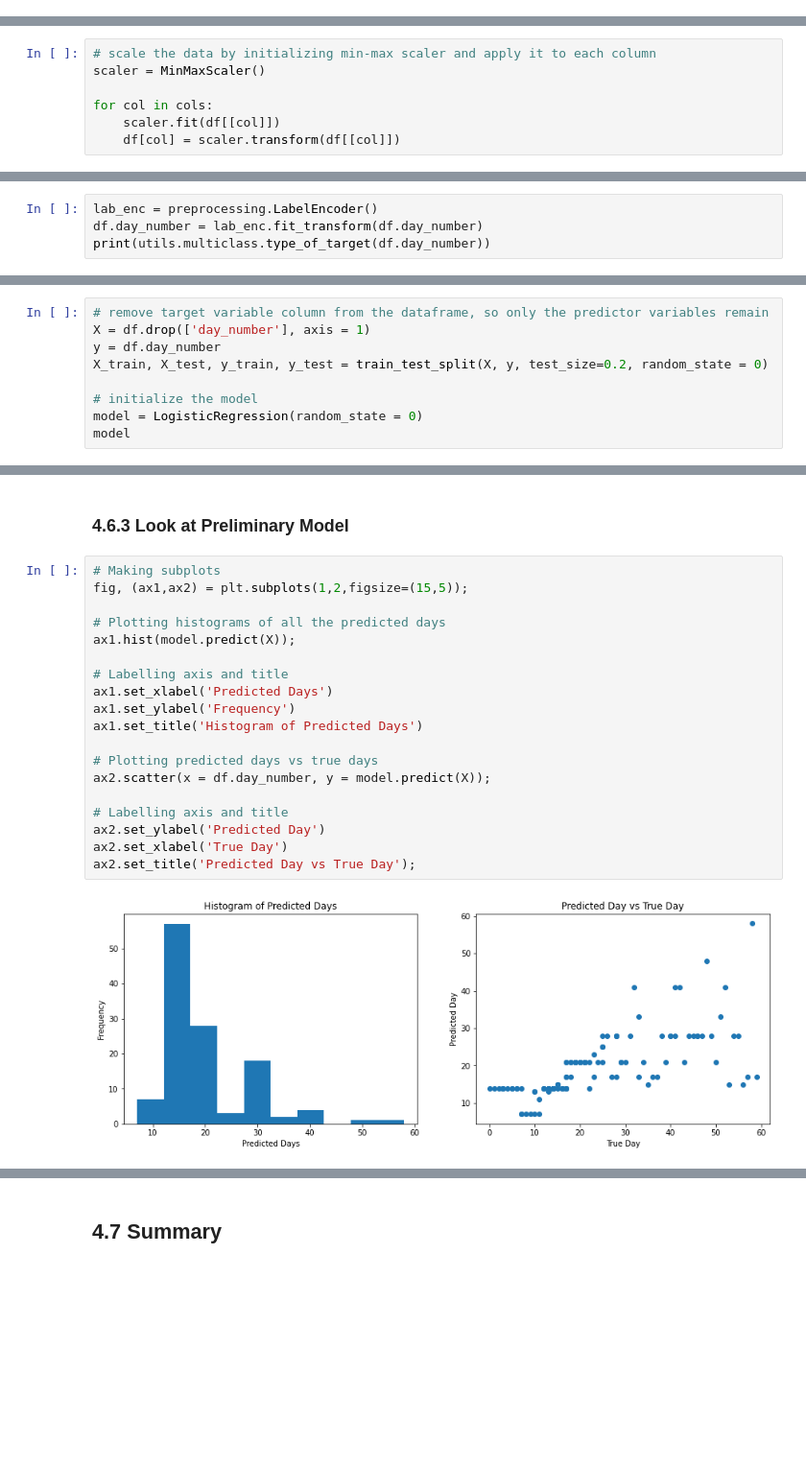
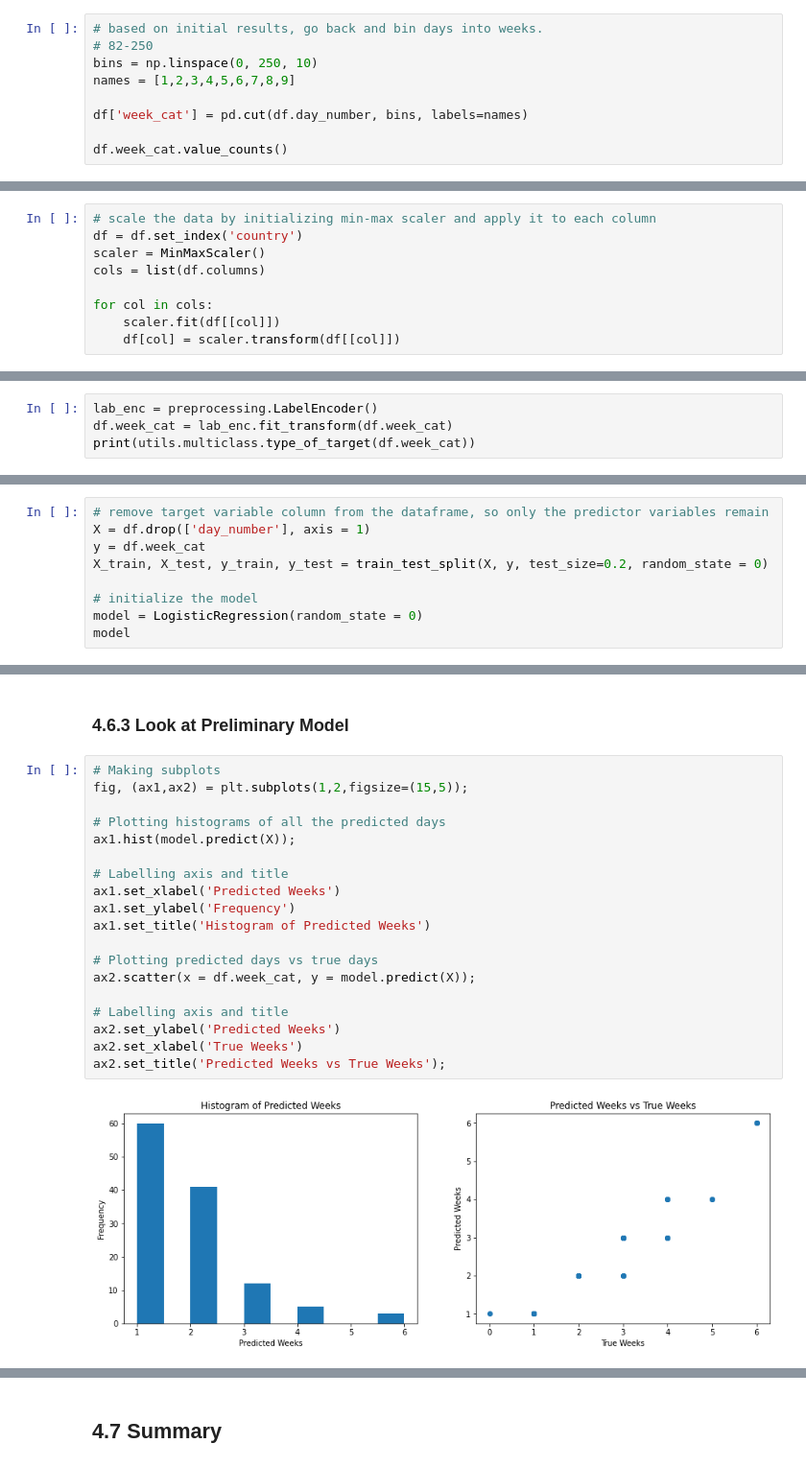
Before and after one commit to grykah/SBwork, a Jupyter notebook: Capstone2/AnalysisCode/Feature Engineering/Capstone2_PreprocessingandTrainingData.ipynb, the cells around one changed output, grey strips where cells are left out. Shown: that part at 96% size. Drawn from its saved outputs; the diff is of its cells as text; blank space fills up the shorter version.

```diff
--- a/Capstone2/AnalysisCode/Feature Engineering/Capstone2_PreprocessingandTrainingData.ipynb
+++ b/Capstone2/AnalysisCode/Feature Engineering/Capstone2_PreprocessingandTrainingData.ipynb
@@ -78,3 +78,12 @@ memory usage: 25.6+ KB
 ### 4.5.1 Scaling<a id='4.5.1_Scaling'></a>
 
 In the previous workbook, we performed scaling in order to complete PCA analysis.  Due to the number of outliers in some of the data, we may want to revist this and consider removing outliers prior to re-scaling.
+# %%
+# based on initial results, go back and bin days into weeks.
+# 82-250
+bins = np.linspace(0, 250, 10)
+names = [1,2,3,4,5,6,7,8,9]
+
+df['week_cat'] = pd.cut(df.day_number, bins, labels=names)
+
+df.week_cat.value_counts()
@@ -102,7 +122,9 @@ Above are some subplots of different data from which we can more definatevely se
 The data herein is all important and a range is expected, so we do not want to remove outliers.  Thus, a min-max scaling approach may be utilized.
 # %%
 # scale the data by initializing min-max scaler and apply it to each column
+df = df.set_index('country')
 scaler = MinMaxScaler()
+cols = list(df.columns)
 
 for col in cols:
     scaler.fit(df[[col]])
@@ -137,7 +195,7 @@ Above we see we do indeed have outliers, but we have previously confirmed that t
 # %%
 lab_enc = preprocessing.LabelEncoder()
-df.day_number = lab_enc.fit_transform(df.day_number)
-print(utils.multiclass.type_of_target(df.day_number))
+df.week_cat = lab_enc.fit_transform(df.week_cat)
+print(utils.multiclass.type_of_target(df.week_cat))
 # %% [output]
 multiclass
 # %% [markdown]
@@ -154,7 +212,7 @@ y_cols = list('day_number')
 # %%
 # remove target variable column from the dataframe, so only the predictor variables remain
 X = df.drop(['day_number'], axis = 1)
-y = df.day_number
+y = df.week_cat
 X_train, X_test, y_train, y_test = train_test_split(X, y, test_size=0.2, random_state = 0)
 
 # initialize the model
@@ -188,24 +246,24 @@ Number of coefficients: 50
 # %%
 # Making subplots
 fig, (ax1,ax2) = plt.subplots(1,2,figsize=(15,5));
 
 # Plotting histograms of all the predicted days
 ax1.hist(model.predict(X));
 
 # Labelling axis and title
-ax1.set_xlabel('Predicted Days')
+ax1.set_xlabel('Predicted Weeks')
 ax1.set_ylabel('Frequency')
-ax1.set_title('Histogram of Predicted Days')
+ax1.set_title('Histogram of Predicted Weeks')
 
 # Plotting predicted days vs true days
-ax2.scatter(x = df.day_number, y = model.predict(X));
+ax2.scatter(x = df.week_cat, y = model.predict(X));
 
 # Labelling axis and title
-ax2.set_ylabel('Predicted Day')
-ax2.set_xlabel('True Day')
-ax2.set_title('Predicted Day vs True Day');
+ax2.set_ylabel('Predicted Weeks')
+ax2.set_xlabel('True Weeks')
+ax2.set_title('Predicted Weeks vs True Weeks');
 # %% [output]
-[figure, old version]
+[figure, new version]
 # %%
 #Find the accuracy from the training data.
 acc_scr = accuracy_score(model.predict(X_train), y_train)
```
Also changed, not shown: parts of 15 cells of this notebook.
